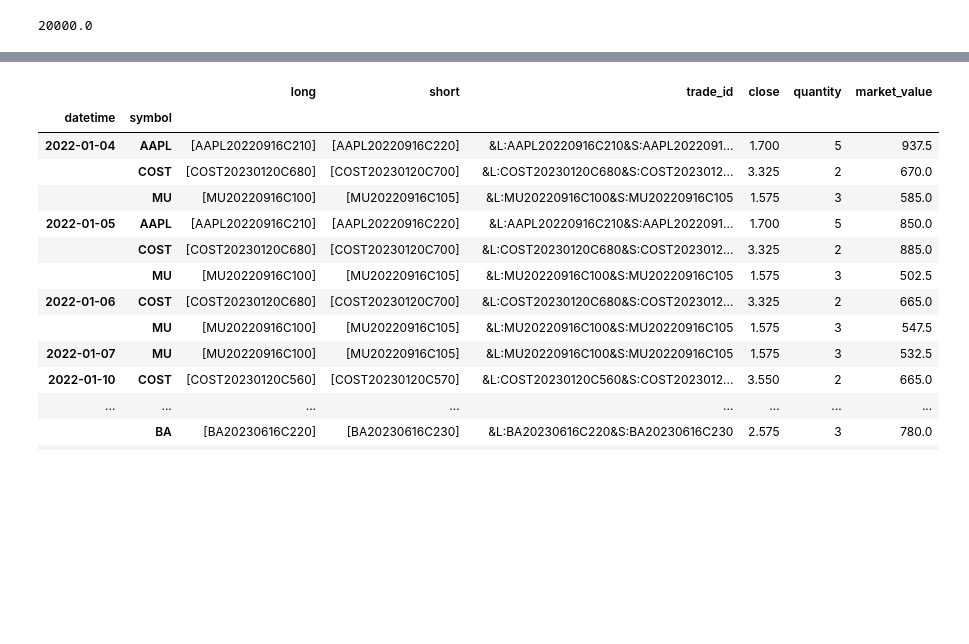
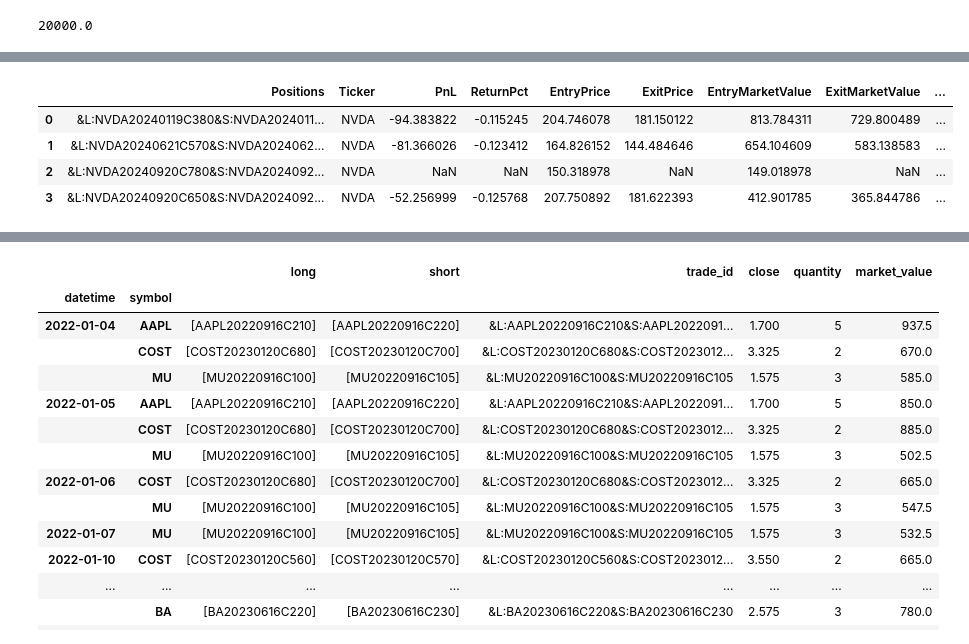
Before and after one commit to Zino-ctrlZ/QuantTools, a Jupyter notebook: EventDriven/demos/backtestClean.ipynb, the cells around one changed output, grey strips where cells are left out. Saved outputs shown, nothing was run; the diff lists cells and outputs as text; code cells hidden in the pictures; blank space fills up the shorter version.

```diff
--- a/EventDriven/demos/backtestClean.ipynb
+++ b/EventDriven/demos/backtestClean.ipynb
@@ -362,3 +240,13 @@ evb_backtest.portfolio._trades
+# %%
+trades = evb_backtest.portfolio._trades.copy()#
+trades[['Positions','Ticker','PnL', 'ReturnPct', 'EntryPrice', 'ExitPrice', 'EntryMarketValue', 'ExitMarketValue', 'EntryTime', 'ExitTime', 'EntryPrice', 'ExitPrice', 'Quantity', 'SignalID']]
+# len(trades['SignalID'].unique())
+# %% [output]
+|  | Positions | Ticker | PnL | ReturnPct | EntryPrice | ExitPrice | EntryMarketValue | ExitMarketValue | ... |
+| 0 | &L:NVDA20240119C380&S:NVDA2024011... | NVDA | -94.383822 | -0.115245 | 204.746078 | 181.150122 | 813.784311 | 729.800489 | ... |
+| 1 | &L:NVDA20240621C570&S:NVDA2024062... | NVDA | -81.366026 | -0.123412 | 164.826152 | 144.484646 | 654.104609 | 583.138583 | ... |
+| 2 | &L:NVDA20240920C780&S:NVDA2024092... | NVDA | NaN | NaN | 150.318978 | NaN | 149.018978 | NaN | ... |
+| 3 | &L:NVDA20240920C650&S:NVDA2024092... | NVDA | -52.256999 | -0.125768 | 207.750892 | 181.622393 | 412.901785 | 365.844786 | ... |
 # %%
 evb_backtest.portfolio.aggregate()
 # %% [output]
```
Also changed, not shown: parts of 21 cells of this notebook, 2 other files.
